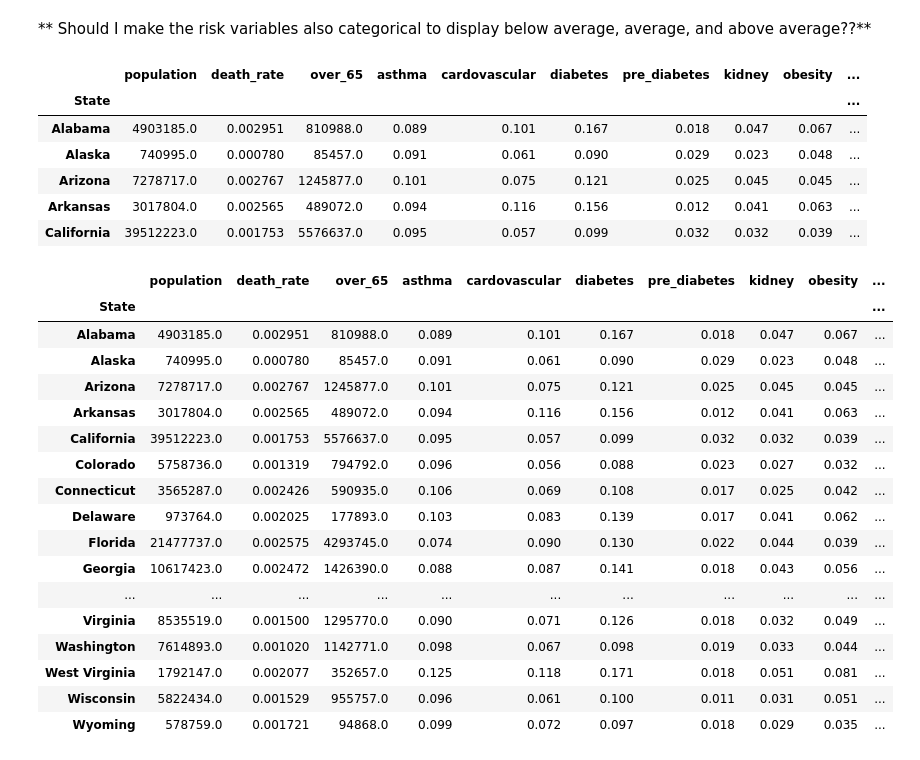
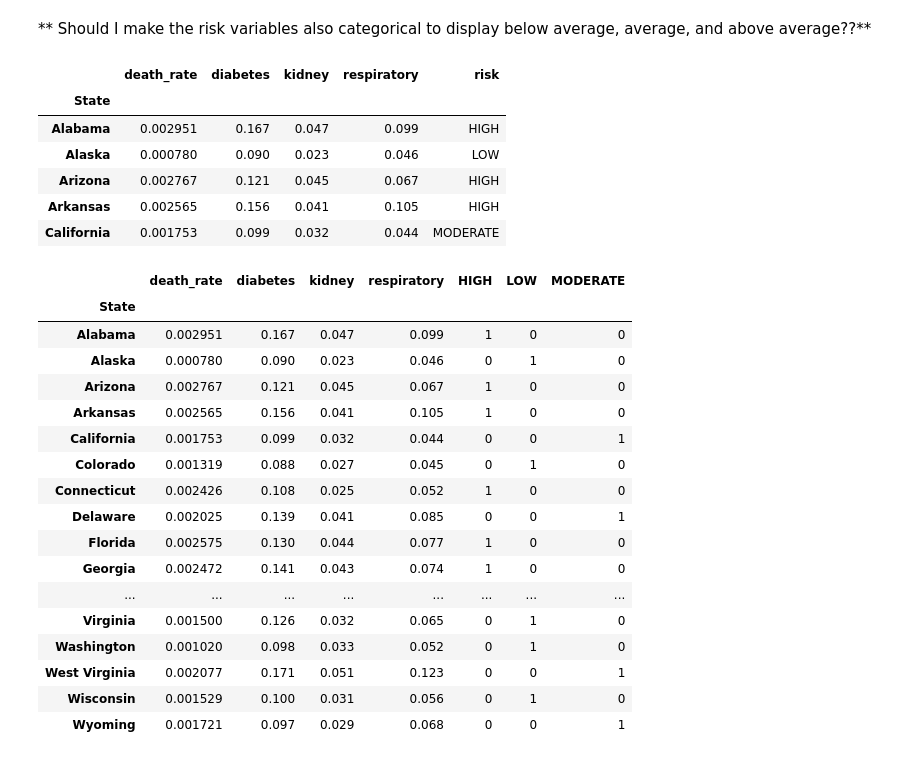
Before and after one commit to sdguerrette/capstone_project, a Jupyter notebook: Deliverable1_Practice/Practice_NN_COVID.ipynb, the cells around one changed output. Drawn from its saved outputs; the diff is of its cells as text; code cells hidden in the pictures.

```diff
--- a/Deliverable1_Practice/Practice_NN_COVID.ipynb
+++ b/Deliverable1_Practice/Practice_NN_COVID.ipynb
@@ -282,17 +283,17 @@ risk_death_case_df
 # %% [markdown]
 ** Should I make the risk variables also categorical to display below average, average, and above average??**
 # %%
-# new df to drop case rate and focus on death rate
-death_bystate_stats = risk_death_case_df.drop(columns=["case_rate"], axis=1)
+# new df to drop case rate and focus on death rate and keep high correlation features only
+death_bystate_stats = risk_death_case_df.drop(columns=["case_rate", "population", "over_65", "asthma", "cardovascular", "pre_diabetes", "obesity", "smokers"], axis=1)
 death_bystate_stats.head(5)
 # %% [output]
-|  | population | death_rate | over_65 | asthma | cardovascular | diabetes | pre_diabetes | kidney | obesity | ... |
-| State |  |  |  |  |  |  |  |  |  | ... |
-| Alabama | 4903185.0 | 0.002951 | 810988.0 | 0.089 | 0.101 | 0.167 | 0.018 | 0.047 | 0.067 | ... |
-| Alaska | 740995.0 | 0.000780 | 85457.0 | 0.091 | 0.061 | 0.090 | 0.029 | 0.023 | 0.048 | ... |
-| Arizona | 7278717.0 | 0.002767 | 1245877.0 | 0.101 | 0.075 | 0.121 | 0.025 | 0.045 | 0.045 | ... |
-| Arkansas | 3017804.0 | 0.002565 | 489072.0 | 0.094 | 0.116 | 0.156 | 0.012 | 0.041 | 0.063 | ... |
-| California | 39512223.0 | 0.001753 | 5576637.0 | 0.095 | 0.057 | 0.099 | 0.032 | 0.032 | 0.039 | ... |
+|  | death_rate | diabetes | kidney | respiratory | risk |
+| State |  |  |  |  |  |
+| Alabama | 0.002951 | 0.167 | 0.047 | 0.099 | HIGH |
+| Alaska | 0.000780 | 0.090 | 0.023 | 0.046 | LOW |
+| Arizona | 0.002767 | 0.121 | 0.045 | 0.067 | HIGH |
+| Arkansas | 0.002565 | 0.156 | 0.041 | 0.105 | HIGH |
+| California | 0.001753 | 0.099 | 0.032 | 0.044 | MODERATE |
 # %%
 #use get dummies for risk collumn
 one_hot = pd.get_dummies(death_bystate_stats["risk"])
@@ -300,21 +301,21 @@ death_bystate_stats= death_bystate_stats.drop("risk", axis =1)
 death_bystate_stats = death_bystate_stats.join(one_hot)
 death_bystate_stats
 # %% [output]
-|  | population | death_rate | over_65 | asthma | cardovascular | diabetes | pre_diabetes | kidney | obesity | ... |
-| State |  |  |  |  |  |  |  |  |  | ... |
-| Alabama | 4903185.0 | 0.002951 | 810988.0 | 0.089 | 0.101 | 0.167 | 0.018 | 0.047 | 0.067 | ... |
-| Alaska | 740995.0 | 0.000780 | 85457.0 | 0.091 | 0.061 | 0.090 | 0.029 | 0.023 | 0.048 | ... |
-| Arizona | 7278717.0 | 0.002767 | 1245877.0 | 0.101 | 0.075 | 0.121 | 0.025 | 0.045 | 0.045 | ... |
-| Arkansas | 3017804.0 | 0.002565 | 489072.0 | 0.094 | 0.116 | 0.156 | 0.012 | 0.041 | 0.063 | ... |
-| California | 39512223.0 | 0.001753 | 5576637.0 | 0.095 | 0.057 | 0.099 | 0.032 | 0.032 | 0.039 | ... |
-| Colorado | 5758736.0 | 0.001319 | 794792.0 | 0.096 | 0.056 | 0.088 | 0.023 | 0.027 | 0.032 | ... |
-| Connecticut | 3565287.0 | 0.002426 | 590935.0 | 0.106 | 0.069 | 0.108 | 0.017 | 0.025 | 0.042 | ... |
-| Delaware | 973764.0 | 0.002025 | 177893.0 | 0.103 | 0.083 | 0.139 | 0.017 | 0.041 | 0.062 | ... |
-| Florida | 21477737.0 | 0.002575 | 4293745.0 | 0.074 | 0.090 | 0.130 | 0.022 | 0.044 | 0.039 | ... |
-| Georgia | 10617423.0 | 0.002472 | 1426390.0 | 0.088 | 0.087 | 0.141 | 0.018 | 0.043 | 0.056 | ... |
-| ... | ... | ... | ... | ... | ... | ... | ... | ... | ... | ... |
-| Virginia | 8535519.0 | 0.001500 | 1295770.0 | 0.090 | 0.071 | 0.126 | 0.018 | 0.032 | 0.049 | ... |
-| Washington | 7614893.0 | 0.001020 | 1142771.0 | 0.098 | 0.067 | 0.098 | 0.019 | 0.033 | 0.044 | ... |
-| West Virginia | 1792147.0 | 0.002077 | 352657.0 | 0.125 | 0.118 | 0.171 | 0.018 | 0.051 | 0.081 | ... |
-| Wisconsin | 5822434.0 | 0.001529 | 955757.0 | 0.096 | 0.061 | 0.100 | 0.011 | 0.031 | 0.051 | ... |
-| Wyoming | 578759.0 | 0.001721 | 94868.0 | 0.099 | 0.072 | 0.097 | 0.018 | 0.029 | 0.035 | ... |
+|  | death_rate | diabetes | kidney | respiratory | HIGH | LOW | MODERATE |
+| State |  |  |  |  |  |  |  |
+| Alabama | 0.002951 | 0.167 | 0.047 | 0.099 | 1 | 0 | 0 |
+| Alaska | 0.000780 | 0.090 | 0.023 | 0.046 | 0 | 1 | 0 |
+| Arizona | 0.002767 | 0.121 | 0.045 | 0.067 | 1 | 0 | 0 |
+| Arkansas | 0.002565 | 0.156 | 0.041 | 0.105 | 1 | 0 | 0 |
+| California | 0.001753 | 0.099 | 0.032 | 0.044 | 0 | 0 | 1 |
+| Colorado | 0.001319 | 0.088 | 0.027 | 0.045 | 0 | 1 | 0 |
+| Connecticut | 0.002426 | 0.108 | 0.025 | 0.052 | 1 | 0 | 0 |
+| Delaware | 0.002025 | 0.139 | 0.041 | 0.085 | 0 | 0 | 1 |
+| Florida | 0.002575 | 0.130 | 0.044 | 0.077 | 1 | 0 | 0 |
+| Georgia | 0.002472 | 0.141 | 0.043 | 0.074 | 1 | 0 | 0 |
+| ... | ... | ... | ... | ... | ... | ... | ... |
+| Virginia | 0.001500 | 0.126 | 0.032 | 0.065 | 0 | 1 | 0 |
+| Washington | 0.001020 | 0.098 | 0.033 | 0.052 | 0 | 1 | 0 |
+| West Virginia | 0.002077 | 0.171 | 0.051 | 0.123 | 0 | 0 | 1 |
+| Wisconsin | 0.001529 | 0.100 | 0.031 | 0.056 | 0 | 1 | 0 |
+| Wyoming | 0.001721 | 0.097 | 0.029 | 0.068 | 0 | 0 | 1 |
```
Also changed, not shown: parts of 6 cells of this notebook, 5 other files.
